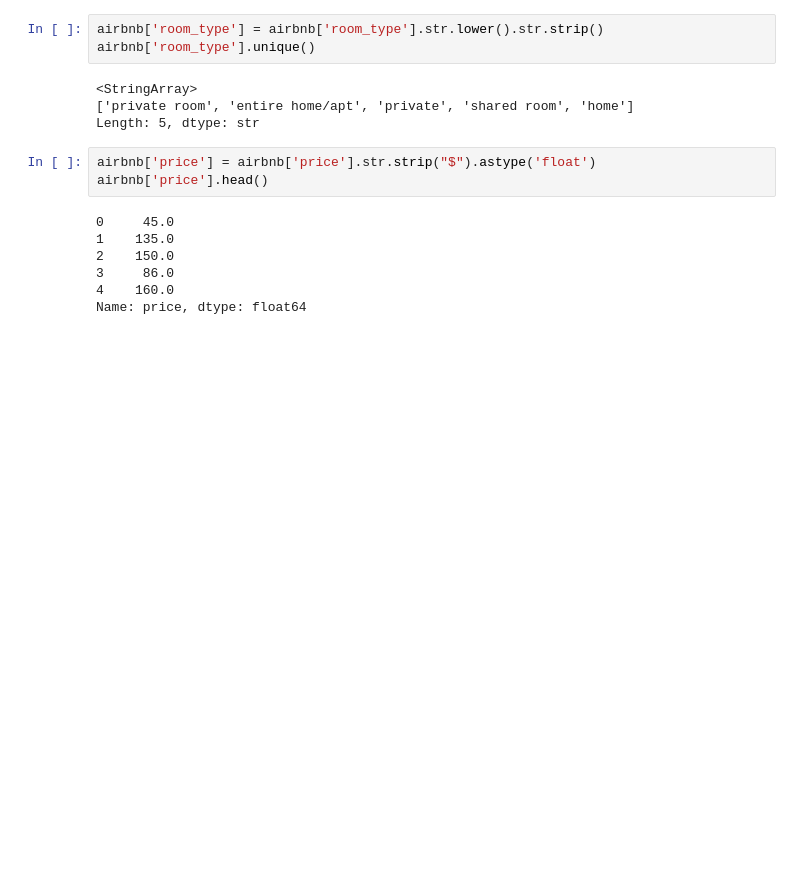
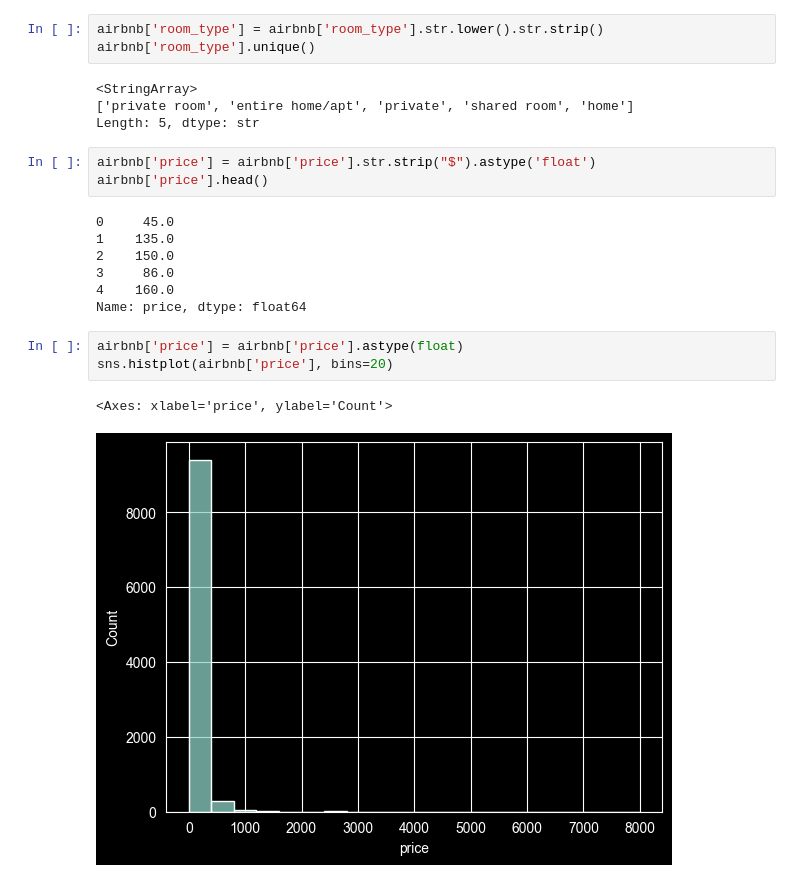
Before and after one commit to hubert21377/Data_Analysis_Workshops, a Jupyter notebook: zad1.ipynb, the cells around one changed output. Saved outputs shown, nothing was run; the diff lists cells and outputs as text; blank space fills up the shorter version.

```diff
--- a/zad1.ipynb
+++ b/zad1.ipynb
@@ -85,3 +30,9 @@ airbnb['price'].head()
 3     86.0
 4    160.0
 Name: price, dtype: float64
+# %%
+airbnb['price'] = airbnb['price'].astype(float)
+sns.histplot(airbnb['price'], bins=20)
+# %% [output]
+<Axes: xlabel='price', ylabel='Count'>
+[figure, added]
```
Also changed, not shown: parts of 6 cells of this notebook.
